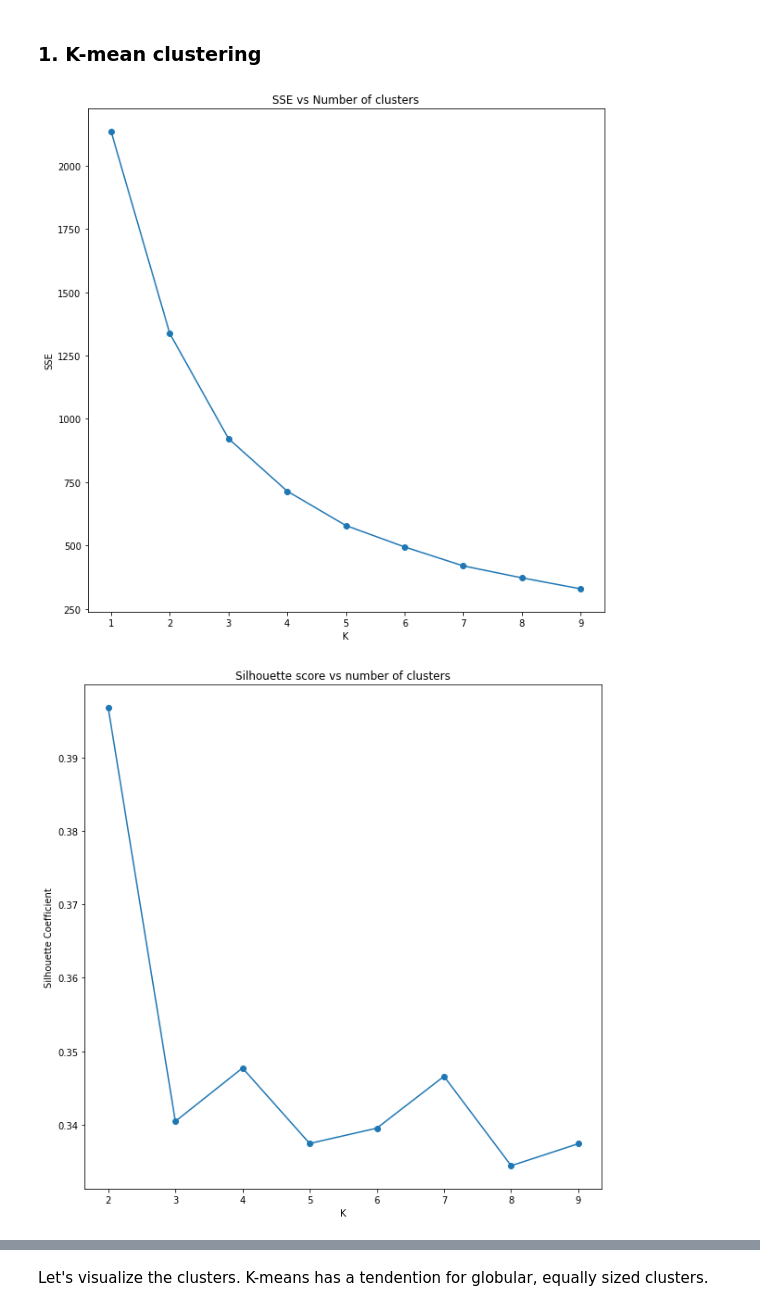
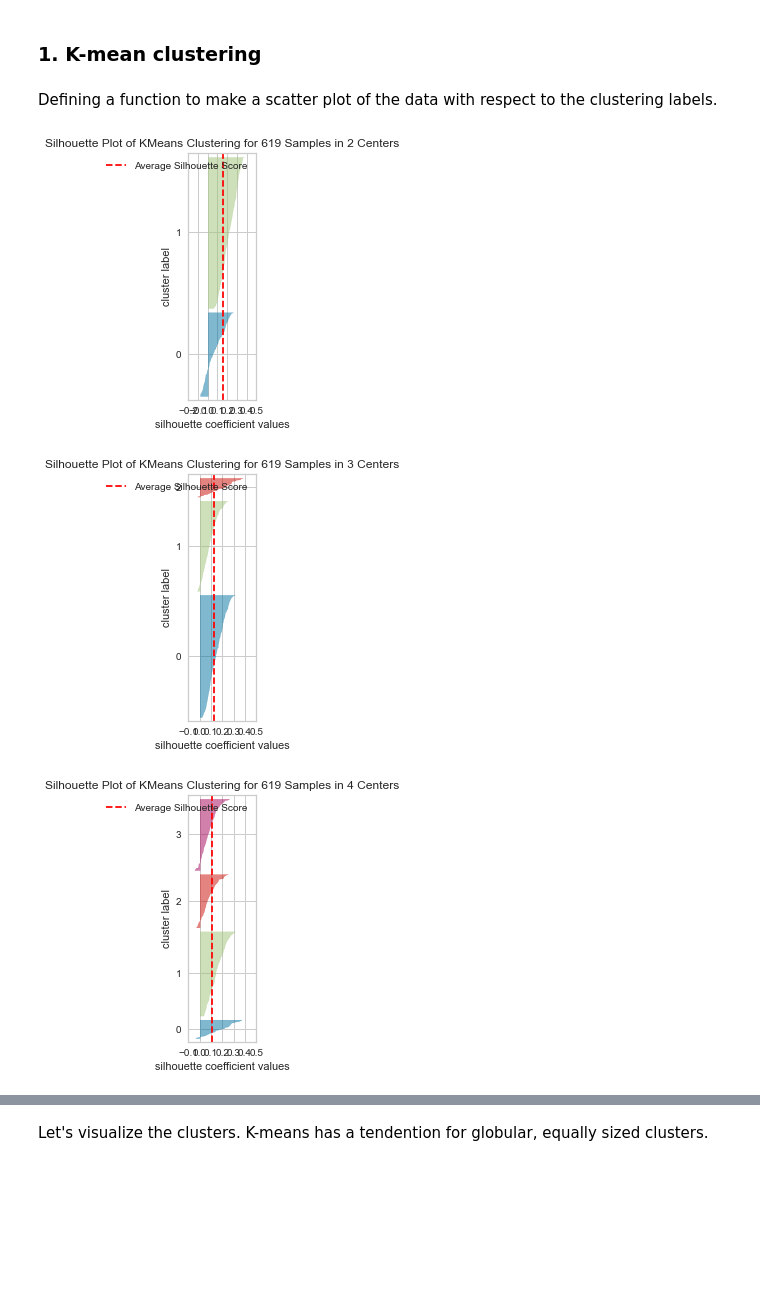
Before and after one commit to MilenaTrajanoska/spotify_top_tracks_analysis, a Jupyter notebook: clustering/clustering.ipynb, the cells around one changed output, grey strips where cells are left out. Drawn from its saved outputs; the diff is of its cells as text; code cells hidden in the pictures; blank space fills up the shorter version.

```diff
--- a/clustering/clustering.ipynb
+++ b/clustering/clustering.ipynb
@@ -49,6 +17,5 @@ from kneed import KneeLocator
 # %%
-data = pd.read_csv('/content/drive/MyDrive/spotify top tracks/tracks_with_binary_target.csv')
-data.drop(['is_dance_pop'], axis=1, inplace=True)
+data = pd.read_csv('../data/final_spotify_tracks.csv')
 data.set_index(['title'], inplace=True)
 data.head()
 # %% [output]
@@ -77,5 +44,5 @@ The variables followers and artist_popularity have a high positive correlation o
 # %%
-data.drop(['followers'], axis=1, inplace=True)
+data.drop(['artist_popularity'], axis=1, inplace=True)
 # %%
 scaler = StandardScaler()
 data[data.columns] = scaler.fit_transform(data)
@@ -98,2 +65,4 @@ data
 # %% [markdown]
 Since the clustering results with K-means are sensitive to outliers and some variants of hierarchical clustering also, I am going to use KNN based multivariate outlier detector to remove these outliers.
+# %%
+data = data.fillna(data.median())
@@ -100,5 +71,5 @@ Since the clustering results with K-means are sensitive to outliers and some var
 # %%
-knn_outlier_detector = KNN(contamination=0.05, n_neighbors=4, method='mean')
+knn_outlier_detector = KNN(contamination=0.05, n_neighbors=2, method='mean')
 # %%
 outliers = knn_outlier_detector.fit_predict(data)
 # %%
@@ -129,5 +100,7 @@ plt.show()
 Some density differences are visible in the data. Maybe DBSCAN would be able to find some meaningfull clusters. K-means will probably not find a good clustering.
 # %% [markdown]
 <h3>1. K-mean clustering</h3>
+# %% [markdown]
+Defining a function to make a scatter plot of the data with respect to the clustering labels.
 # %%
 def plot_clusters(data, labels, title, centroids=None):
@@ -138,30 +112,30 @@ def plot_clusters(data, labels, title, centroids=None):
   plt.title(title)
   plt.show()
 # %%
-num_clusters = range(1, 10)
+num_clusters = range(1, 15)
 SSE = []
 silhouette_coefficients = []
 for k in num_clusters:
   kmeans = KMeans(n_clusters=k, max_iter=150, random_state=0)
-  kmeans.fit(decomposed_features)
+  kmeans.fit(data_no_outliers)
   SSE.append(kmeans.inertia_)
   if k != 1:
-    score = silhouette_score(decomposed_features, kmeans.labels_)
+    score = silhouette_score(data_no_outliers, kmeans.labels_)
     silhouette_coefficients.append(score)
+    plt.figure(figsize=(10,10))
+    plt.subplot(2, 7, k)
+    visualizer = SilhouetteVisualizer(kmeans, colors='yellowbrick', ax=plt.gca())
+    visualizer.fit(data_no_outliers)
+    visualizer.show()
+    plt.show()
 
 plt.figure(figsize=(10,10))
-plt.plot(range(1, 10), SSE, marker='o');
+plt.plot(range(1, 15), SSE, marker='o');
 plt.xlabel('K');
-plt.ylabel('SSE');
+plt.ylabel('SSE')
 plt.title('SSE vs Number of clusters')
 plt.show()
-
-plt.figure(figsize=(10,10))
-plt.plot(range(2, 10), silhouette_coefficients, marker='o')
-plt.xlabel("K")
-plt.ylabel("Silhouette Coefficient")
-plt.title('Silhouette score vs number of clusters')
-plt.show()
 # %% [output]
-[figure, old version]
+[figure, new version]
-[figure, old version]
+[figure, new version]
+[figure, added]
```
Also changed, not shown: parts of 36 cells of this notebook, 9 other files.
